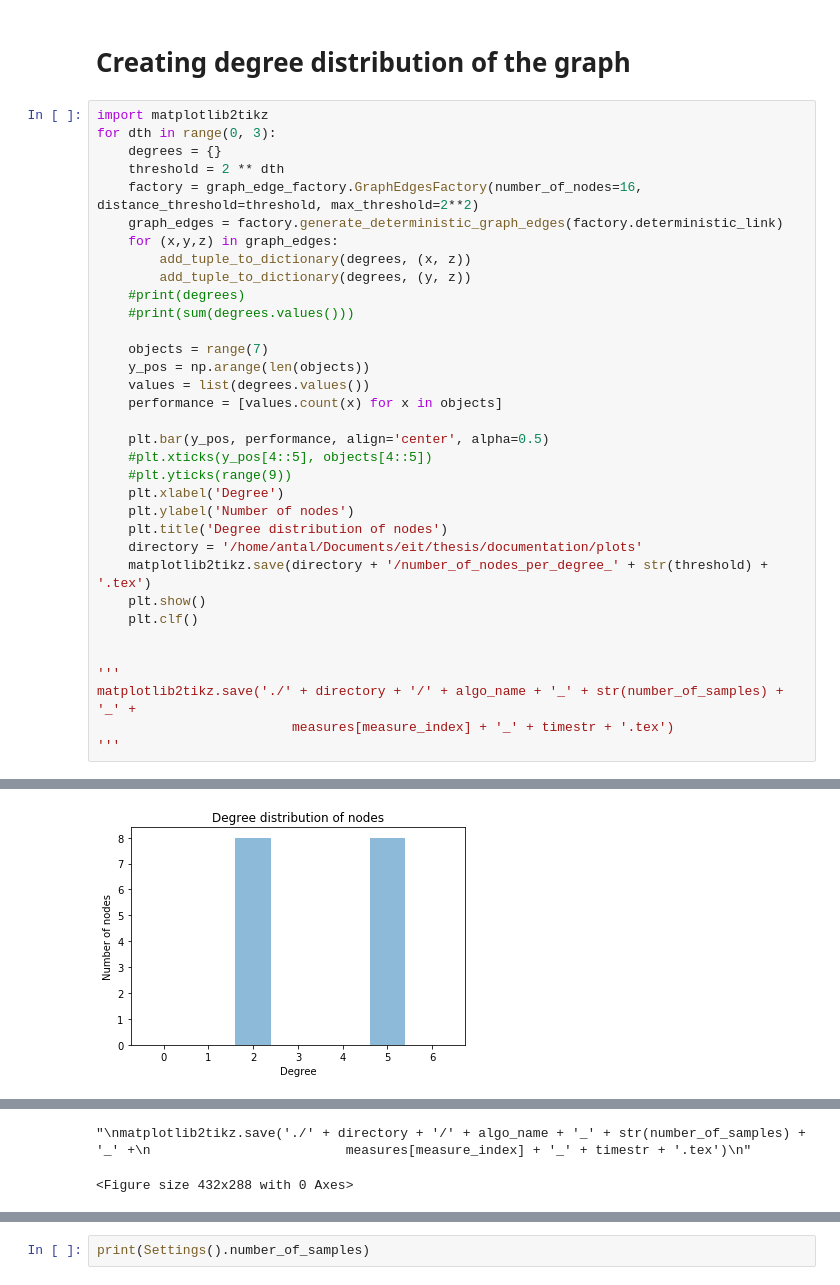
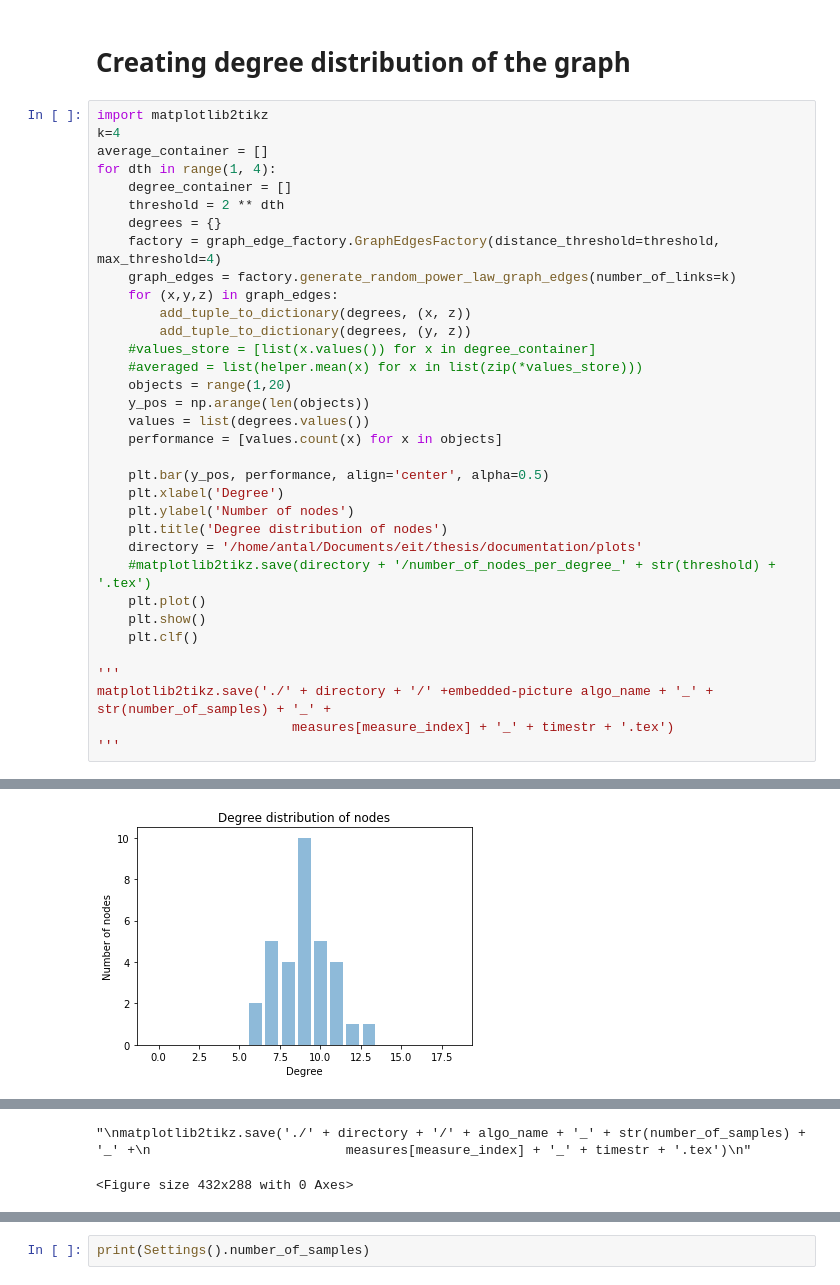
Before and after one commit to antalszava/quantum_network_routing, a Jupyter notebook: notebooks/deterministic_graph.ipynb, the cells around one changed output, grey strips where cells are left out. Drawn from its saved outputs; the diff is of its cells as text.

Commit message:
modified link prediction

```diff
--- a/notebooks/deterministic_graph.ipynb
+++ b/notebooks/deterministic_graph.ipynb
@@ -38,36 +38,36 @@ plt.show()
 # Creating degree distribution of the graph
 # %%
 import matplotlib2tikz
-for dth in range(0, 3):
+k=4
+average_container = []
+for dth in range(1, 4):
+    degree_container = []
+    threshold = 2 ** dth
     degrees = {}
-    threshold = 2 ** dth
-    factory = graph_edge_factory.GraphEdgesFactory(number_of_nodes=16, distance_threshold=threshold, max_threshold=2**2)
-    graph_edges = factory.generate_deterministic_graph_edges(factory.deterministic_link)
+    factory = graph_edge_factory.GraphEdgesFactory(distance_threshold=threshold, max_threshold=4)
+    graph_edges = factory.generate_random_power_law_graph_edges(number_of_links=k)
     for (x,y,z) in graph_edges:
         add_tuple_to_dictionary(degrees, (x, z))
         add_tuple_to_dictionary(degrees, (y, z))
-    #print(degrees)
-    #print(sum(degrees.values()))
-
-    objects = range(7)
+    #values_store = [list(x.values()) for x in degree_container]
+    #averaged = list(helper.mean(x) for x in list(zip(*values_store)))
+    objects = range(1,20)
     y_pos = np.arange(len(objects))
     values = list(degrees.values())
     performance = [values.count(x) for x in objects]
 
     plt.bar(y_pos, performance, align='center', alpha=0.5)
-    #plt.xticks(y_pos[4::5], objects[4::5])
-    #plt.yticks(range(9))
     plt.xlabel('Degree')
     plt.ylabel('Number of nodes')
     plt.title('Degree distribution of nodes')
     directory = '/home/antal/Documents/eit/thesis/documentation/plots'
-    matplotlib2tikz.save(directory + '/number_of_nodes_per_degree_' + str(threshold) + '.tex')
+    #matplotlib2tikz.save(directory + '/number_of_nodes_per_degree_' + str(threshold) + '.tex')
+    plt.plot()
     plt.show()
     plt.clf()
 
-
 '''
-matplotlib2tikz.save('./' + directory + '/' + algo_name + '_' + str(number_of_samples) + '_' +
+matplotlib2tikz.save('./' + directory + '/' +embedded-picture algo_name + '_' + str(number_of_samples) + '_' +
                          measures[measure_index] + '_' + timestr + '.tex')
 '''
 # %% [output]
@@ -75 +75 @@ matplotlib2tikz.save('./' + directory + '/' + algo_name + '_' + str(number_of_sa
-[figure, old version]
+[figure, new version]
```
Also changed, not shown: parts of 9 cells of this notebook, 15 other files.
